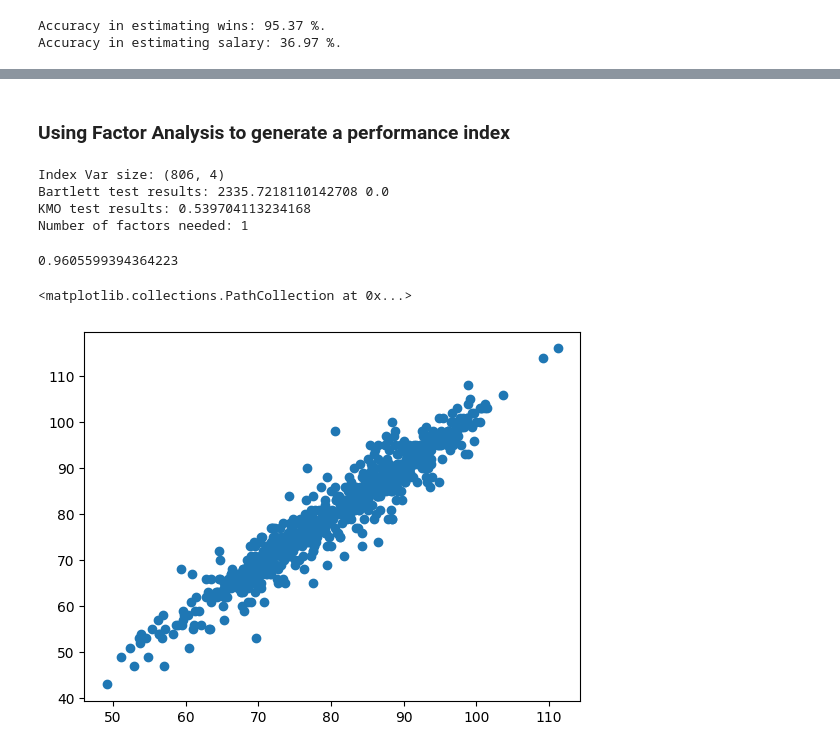
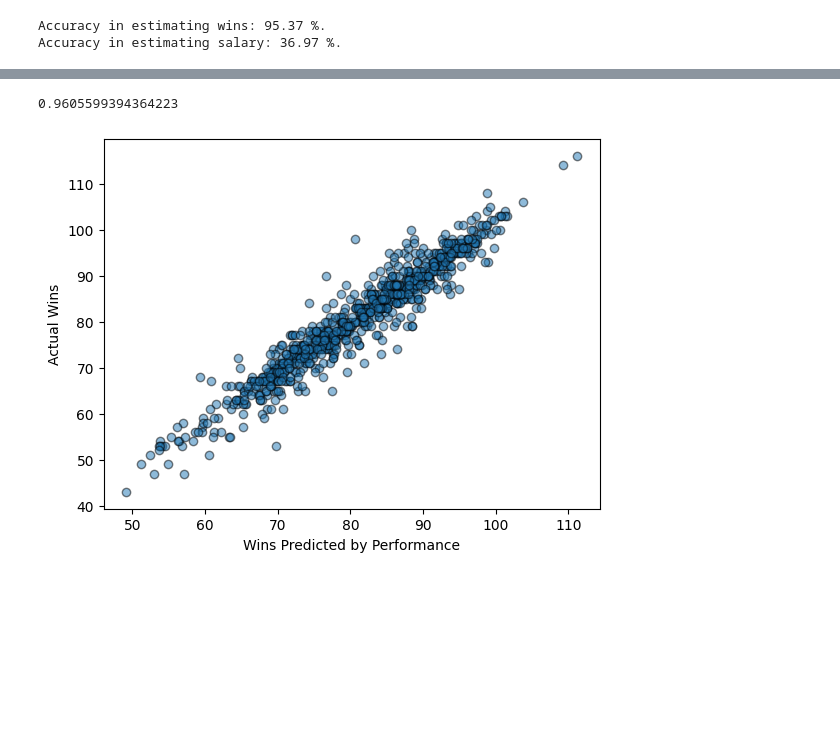
Before and after one commit to m-ingram/Project1-Group3, a Jupyter notebook: team_perf_analysis.ipynb, the cells around one changed output, grey strips where cells are left out. Cells and saved outputs as stored; diff of their text form; code cells hidden in the pictures; blank space fills up the shorter version.

```diff
--- a/team_perf_analysis.ipynb
+++ b/team_perf_analysis.ipynb
@@ -239,52 +243,5 @@ Variable: ER                   Importance: 0.009
  None,
  None,
  None]
-# %% [markdown]
-### Using Factor Analysis to generate a performance index
-# %%
-from sklearn.preprocessing import StandardScaler
-from factor_analyzer.factor_analyzer import calculate_bartlett_sphericity
-from factor_analyzer.factor_analyzer import calculate_kmo
-
-#Pulling vars for index (those with importance >0.01 from random forest wins prediction)
-index_vars = team_salary_tax[['R','RA','H','HA']]
-
-
-   # ['R', 'AB', 'H', '2B', '3B', 'HR', 'BB', 'SO', 'SB', 'CS', 'RA', 'ER', 'ERA', 'CG', 'HA', 'HRA', 'BBA', 'SOA', 'E', 'DP', 'FP']]
-
-
-print('Index Var size:', index_vars.shape)
-
-#Standardizing vars
-sc = StandardScaler()
-normed_vars = pd.DataFrame(sc.fit_transform(index_vars), columns=index_vars.columns)
-
-#Checking feasibility of FA
-chi_square_value,p_value = calculate_bartlett_sphericity(normed_vars)
-print('Bartlett test results:',chi_square_value, p_value)
-kmo_all,kmo_model=calculate_kmo(normed_vars)
-print('KMO test results:', kmo_model)
-
-#FA
-fa = FactorAnalyzer()
-fa.fit(normed_vars)
-eigen_values, vectors = fa.get_eigenvalues()
-num_over1 = (eigen_values > 1).sum()
-print('Number of factors needed:',num_over1)
-fa.set_params(n_factors=1, rotation="varimax")
-fa.fit(normed_vars)
-loadings = fa.loadings_
-
-fa.get_factor_variance()
-  #Cumulative var, ~70%, explained by these 6 factors
-
-#Weighted linear sums to generate index
-wght_critera = np.dot(normed_vars, loadings)
-perf_index = wght_critera.sum(axis=1)
-# %% [output]
-Index Var size: (806, 4)
-Bartlett test results: 2335.7218110142708 0.0
-KMO test results: 0.539704113234168
-Number of factors needed: 1
 # %%
 #Adding performance index to main df
@@ -299,11 +253,14 @@ team_salary_tax.head()
 team_salary_tax['W'].corr(team_salary_tax['rf_pred'])
 # %% [output]
 0.9605599394364223
-# %%
-plt.scatter(team_salary_tax['rf_pred'], team_salary_tax['W'])
-# %% [output]
-<matplotlib.collections.PathCollection at 0x...>
-[figure, removed]
+# %%
+plt.scatter(team_salary_tax['rf_pred'], team_salary_tax['W'], alpha=.5, edgecolors='black')
+plt.xlabel('Wins Predicted by Performance')
+plt.ylabel('Actual Wins')
+
+plt.savefig('Output/perdicted vs actual.png')
+# %% [output]
+[figure, added]
 # %%
 # Statistical tests on performance distributions pre- and post- tax rules
 
```
Also changed, not shown: parts of 9 cells of this notebook, 3 other files.
